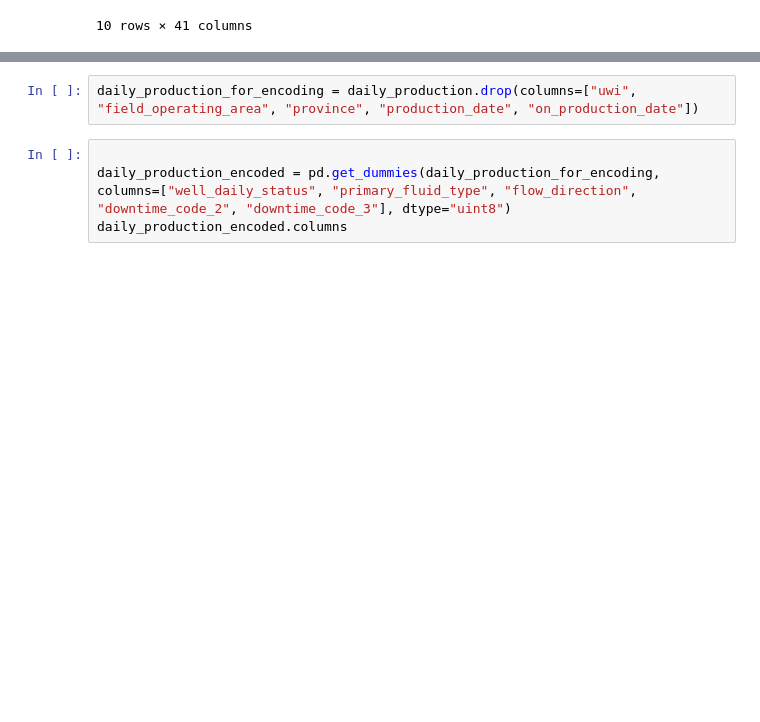
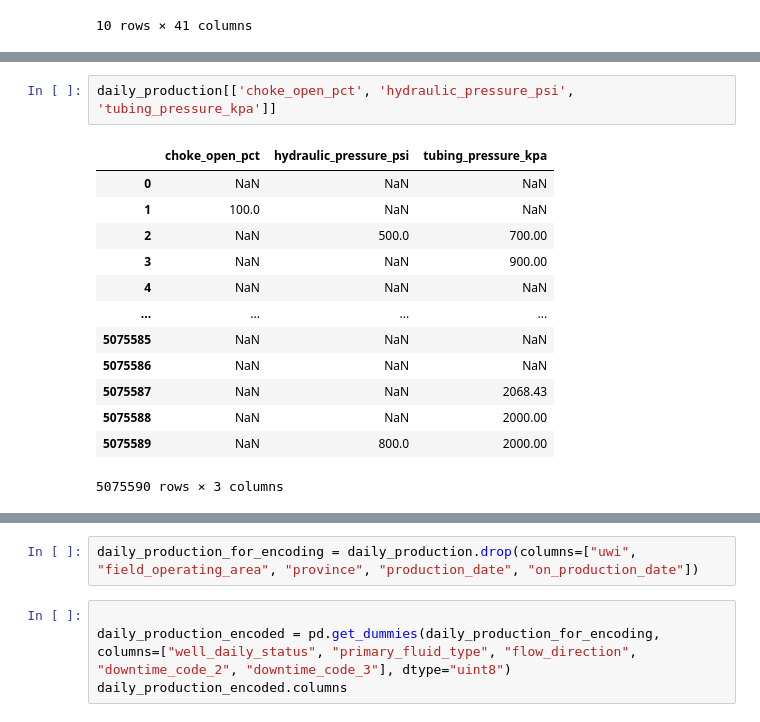
Before and after one commit to Mathemusician1729/Chirality-Canary-Datathon, a Jupyter notebook: datasets/daily_production.ipynb, the cells around one changed output, grey strips where cells are left out. Saved outputs shown, nothing was run; the diff lists cells and outputs as text; blank space fills up the shorter version.

```diff
--- a/datasets/daily_production.ipynb
+++ b/datasets/daily_production.ipynb
@@ -36,0 +58,16 @@ daily_production.head(10)
+# %%
+daily_production[['choke_open_pct', 'hydraulic_pressure_psi', 'tubing_pressure_kpa']]
+# %% [output]
+|  | choke_open_pct | hydraulic_pressure_psi | tubing_pressure_kpa |
+| 0 | NaN | NaN | NaN |
+| 1 | 100.0 | NaN | NaN |
+| 2 | NaN | 500.0 | 700.00 |
+| 3 | NaN | NaN | 900.00 |
+| 4 | NaN | NaN | NaN |
+| ... | ... | ... | ... |
+| 5075585 | NaN | NaN | NaN |
+| 5075586 | NaN | NaN | NaN |
+| 5075587 | NaN | NaN | 2068.43 |
+| 5075588 | NaN | NaN | 2000.00 |
+| 5075589 | NaN | 800.0 | 2000.00 |
+5075590 rows × 3 columns
```
Also changed, not shown: parts of 14 cells of this notebook.
